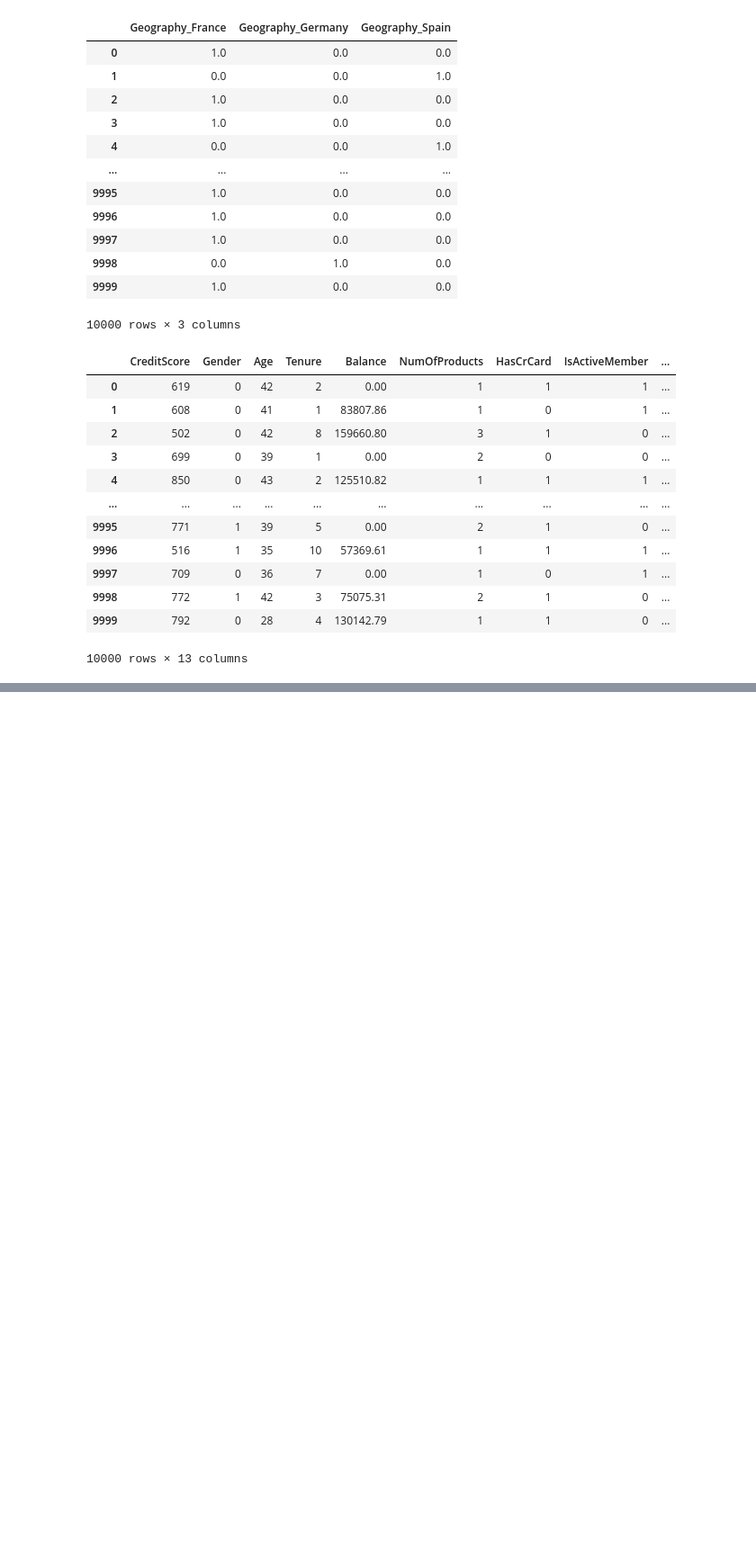
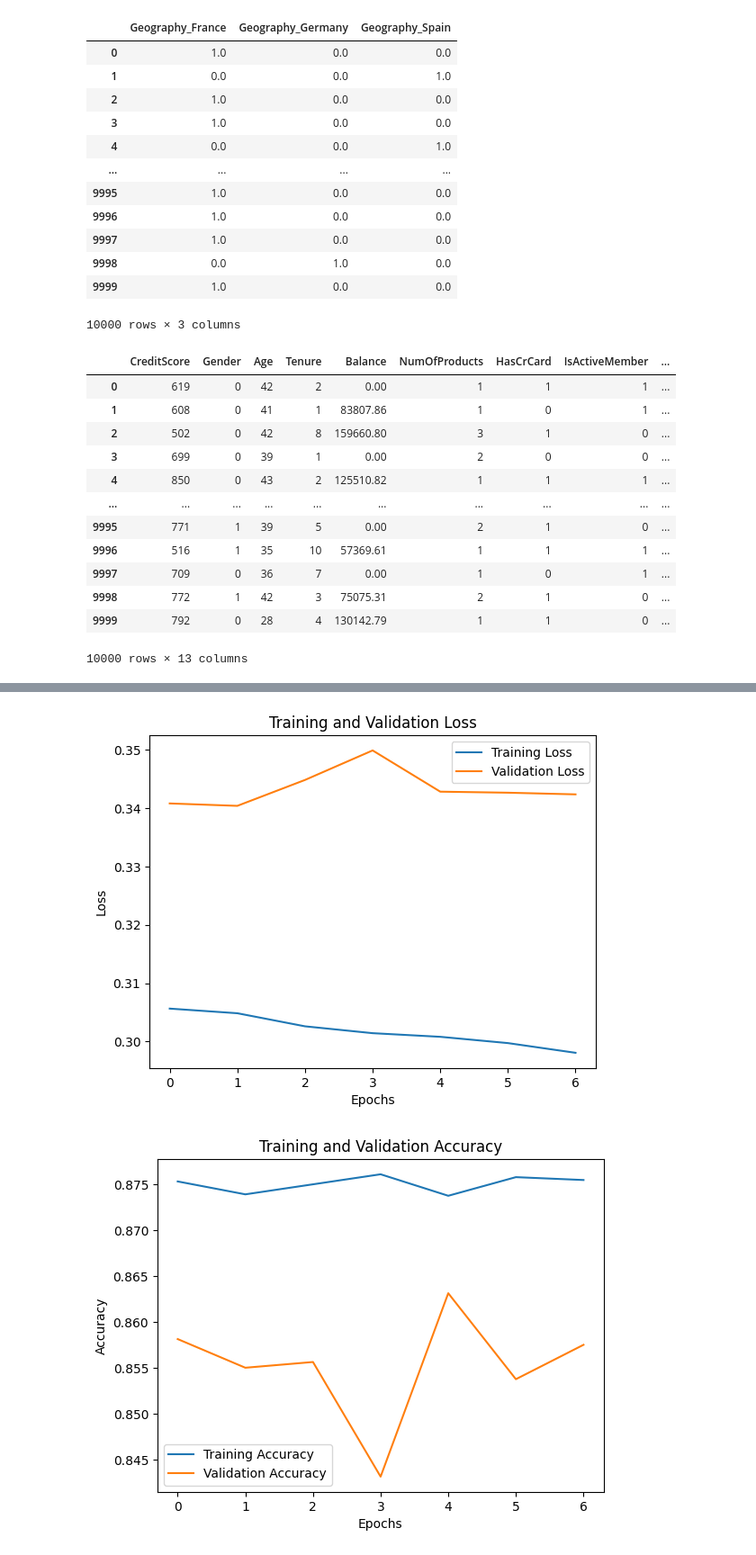
Before and after one commit to mbzama/Roadmap-To-AI-ML, a Jupyter notebook: neural-networks/ann-classification/experiments.ipynb, the cells around one changed output, grey strips where cells are left out. Shown at 90% size. Cells and saved outputs as stored; diff of their text form; code cells hidden in the pictures; blank space fills up the shorter version.

```diff
--- a/neural-networks/ann-classification/experiments.ipynb
+++ b/neural-networks/ann-classification/experiments.ipynb
@@ -128,0 +157,19 @@ from tensorflow import keras
+# %%
+## Compile the model
+import tensorflow as tf
+opt = tf.keras.optimizers.Adam(learning_rate=0.001)
+model.compile(optimizer='adam', loss='binary_crossentropy', metrics=['accuracy'])
+# %%
+## setup tensorboard
+log_dir = "logs/fit/" + datetime.datetime.now().strftime("%Y%m%d-%H%M%S")
+tensorboard_callback = tf.keras.callbacks.TensorBoard(log_dir=log_dir, histogram_freq=1)
+# %%
+# Setup early stopping
+early_stopping = EarlyStopping(monitor='val_loss', patience=5, restore_best_weights=True)
+## Train the model
+history = model.fit(x_train, y_train, epochs=50, batch_size=32,
+                    validation_split=0.2,
+                    callbacks=[early_stopping, tensorboard_callback])
+## Evaluate the model
+loss, accuracy = model.evaluate(x_test, y_test)
+print(f"Test Loss: {loss:.4f}, Test Accuracy: {accuracy:.4f}")
@@ -128,0 +203,42 @@ from tensorflow import keras
+# %%
+## Save the model
+model.save('ann_model.h5')
+## Save the training history
+import pickle
+with open('training_history.pkl', 'wb') as file:
+    pickle.dump(history.history, file)
+## Load the model and history
+from tensorflow.keras.models import load_model
+loaded_model = load_model('ann_model.h5')
+with open('training_history.pkl', 'rb') as file:
+    loaded_history = pickle.load(file)
+## Plot the training history
+import matplotlib.pyplot as plt
+plt.plot(loaded_history['loss'], label='Training Loss')
+plt.plot(loaded_history['val_loss'], label='Validation Loss')
+plt.xlabel('Epochs')
+plt.ylabel('Loss')
+plt.legend()
+plt.title('Training and Validation Loss')
+plt.show()
+plt.plot(loaded_history['accuracy'], label='Training Accuracy')
+plt.plot(loaded_history['val_accuracy'], label='Validation Accuracy')
+plt.xlabel('Epochs')
+plt.ylabel('Accuracy')
+plt.legend()
+plt.title('Training and Validation Accuracy')
+plt.show()
+
+## Make predictions
+predictions = loaded_model.predict(x_test)
+predictions = (predictions > 0.5).astype(int)  # Convert probabilities to binary predictions
+from sklearn.metrics import classification_report, confusion_matrix
+print(classification_report(y_test, predictions))
+print(confusion_matrix(y_test, predictions))
+## Save the predictions
+predictions_df = pd.DataFrame({'Actual': y_test, 'Predicted': predictions.flatten()})
+predictions_df.to_csv('predictions.csv', index=False)
+## Load the predictions
+loaded_predictions = pd.read_csv('predictions.csv')
+print(loaded_predictions.head())
+# %% [output]
@@ -128,0 +247,2 @@ from tensorflow import keras
+[figure, added]
+[figure, added]
```
Also changed, not shown: parts of 6 cells of this notebook, 4 other files.
